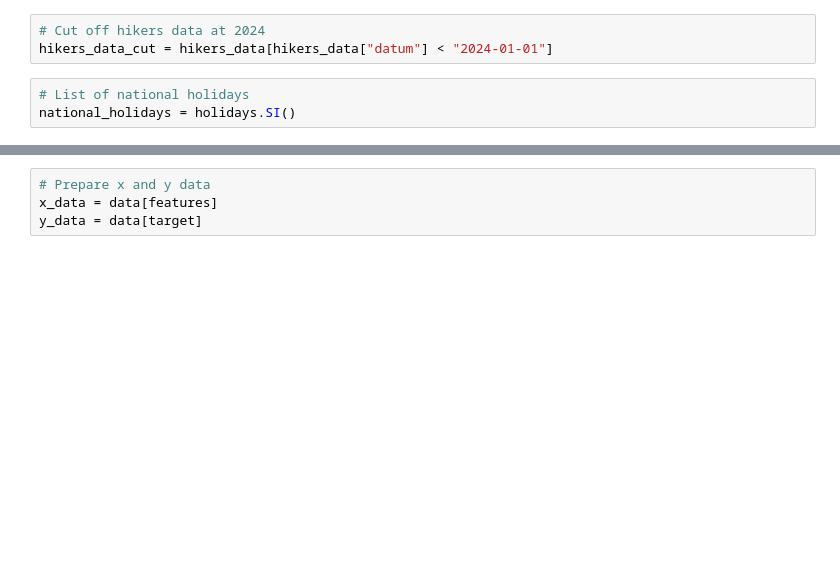
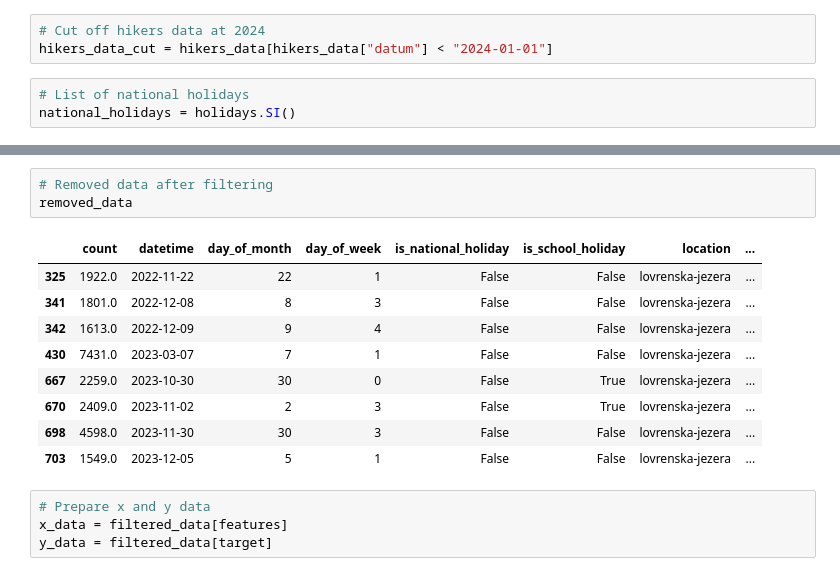
Before and after one commit to filips123/EESTechChallenge, a Jupyter notebook: analysis/prediction.ipynb, the cells around one changed output, grey strips where cells are left out. Drawn from its saved outputs; the diff is of its cells as text; blank space fills up the shorter version.

```diff
--- a/analysis/prediction.ipynb
+++ b/analysis/prediction.ipynb
@@ -70,7 +108,20 @@ data
+# %%
+# Removed data after filtering
+removed_data
+# %% [output]
+|  | count | datetime | day_of_month | day_of_week | is_national_holiday | is_school_holiday | location | ... |
+| 325 | 1922.0 | 2022-11-22 | 22 | 1 | False | False | lovrenska-jezera | ... |
+| 341 | 1801.0 | 2022-12-08 | 8 | 3 | False | False | lovrenska-jezera | ... |
+| 342 | 1613.0 | 2022-12-09 | 9 | 4 | False | False | lovrenska-jezera | ... |
+| 430 | 7431.0 | 2023-03-07 | 7 | 1 | False | False | lovrenska-jezera | ... |
+| 667 | 2259.0 | 2023-10-30 | 30 | 0 | False | True | lovrenska-jezera | ... |
+| 670 | 2409.0 | 2023-11-02 | 2 | 3 | False | True | lovrenska-jezera | ... |
+| 698 | 4598.0 | 2023-11-30 | 30 | 3 | False | False | lovrenska-jezera | ... |
+| 703 | 1549.0 | 2023-12-05 | 5 | 1 | False | False | lovrenska-jezera | ... |
 # %%
 # Prepare x and y data
-x_data = data[features]
-y_data = data[target]
+x_data = filtered_data[features]
+y_data = filtered_data[target]
 # %%
 x_data
 # %% [output]
```
Also changed, not shown: parts of 35 cells of this notebook, 3 other files.
